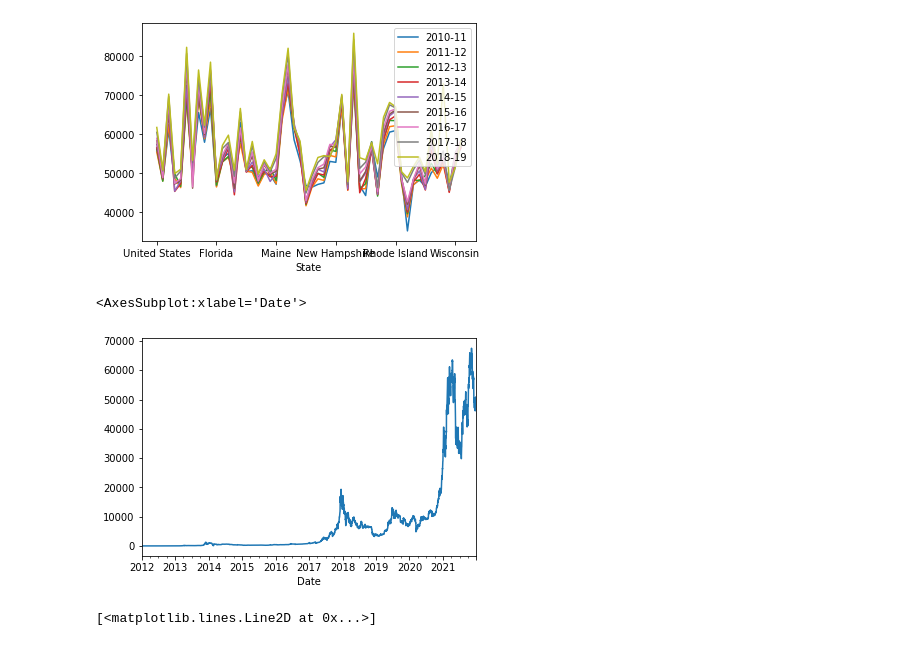
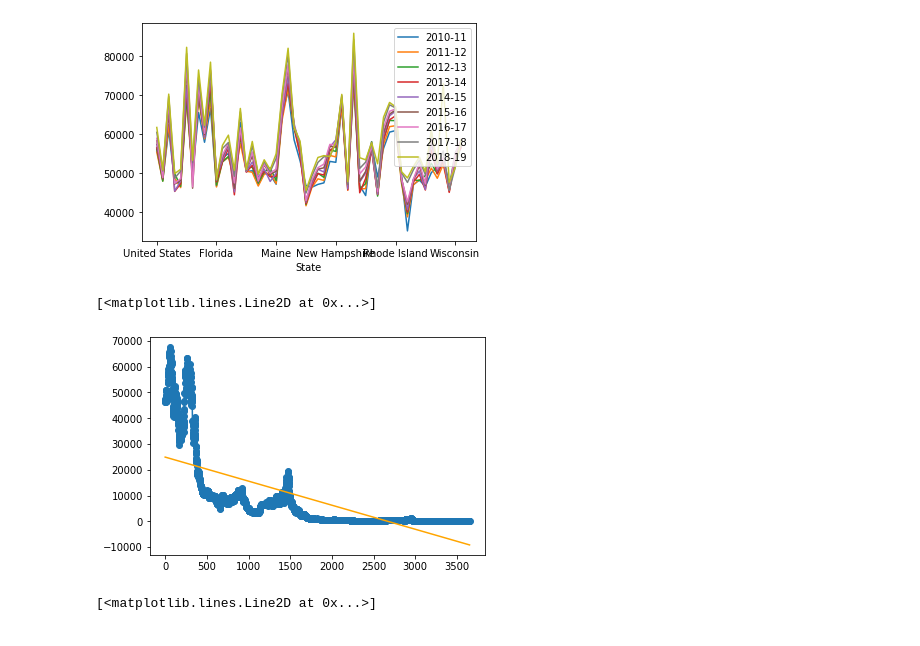
Before and after one commit to killerkitten82/School-Data-Science, a Jupyter notebook: testing/hello.ipynb, the cells around one changed output. Saved outputs shown, nothing was run; the diff lists cells and outputs as text; code cells hidden in the pictures.

```diff
--- a/testing/hello.ipynb
+++ b/testing/hello.ipynb
@@ -25,18 +25,35 @@ for file in filePaths:
 # %%
 # Price over time
 import pandas as pd
 
 path = {"coin_BTC": r"c:\Users\7544501\Documents\School-Data-Science\Unit_3\Data\coin_BTC.csv"}
 
 BTCData = pd.read_csv(path["coin_BTC"])
-BTCData.set_index(BTCData["Date"], inplace = True)
-BTCData.drop(columns=["Date"], inplace = True)
-BTCData.index = pd.to_datetime(BTCData.index)
+# BTCData.set_index(BTCData["Date"], inplace = True)
+# BTCData.drop(columns=["Date"], inplace = True)
+# BTCData.index = pd.to_datetime(BTCData.index)
 
-BTCData.loc[:,"Price"].plot.line()
+BTCData.Date = pd.to_datetime(BTCData.Date)
+BTCData.sort_values("Date", inplace=True)
+
+x = BTCData.index
+y = BTCData.Price
+
+plt.scatter(x,y)
+plt.plot(x,y)
+
+model = np.polyfit(x,y,1)
+predict = np.poly1d(model)
+
+xRange = range(x.min(), x.max()+1)
+yValues = predict(xRange)
+
+plt.plot(xRange, yValues, color="Orange")
+
+# print(f"Corralation: {y.corr(x)}")
 # %% [output]
-<AxesSubplot:xlabel='Date'>
+[<matplotlib.lines.Line2D at 0x...>]
-[figure, old version]
+[figure, new version]
 # %%
 # Histogram
 import pandas as pd
```
Also changed, not shown: parts of 1 cell of this notebook.
